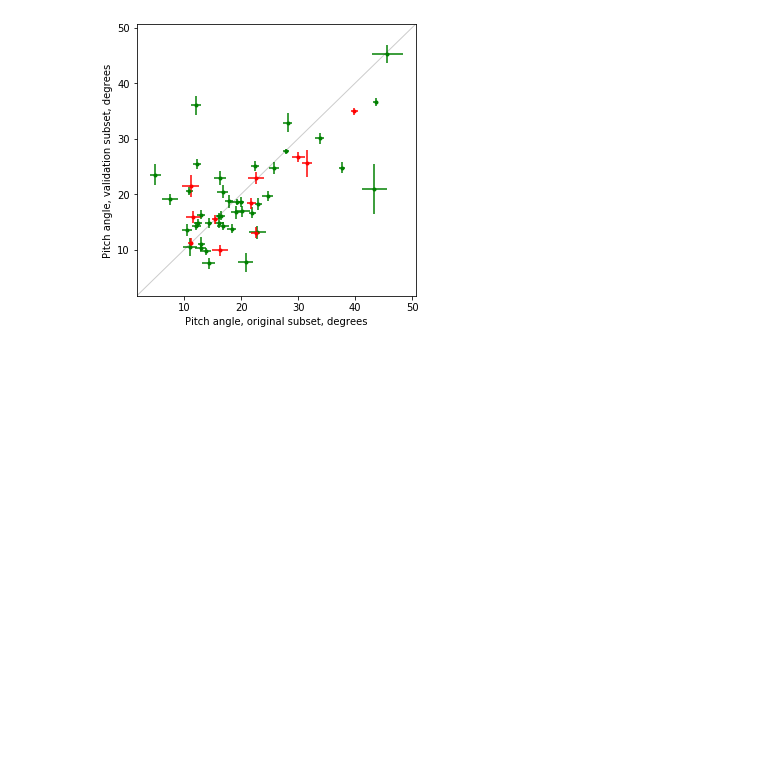
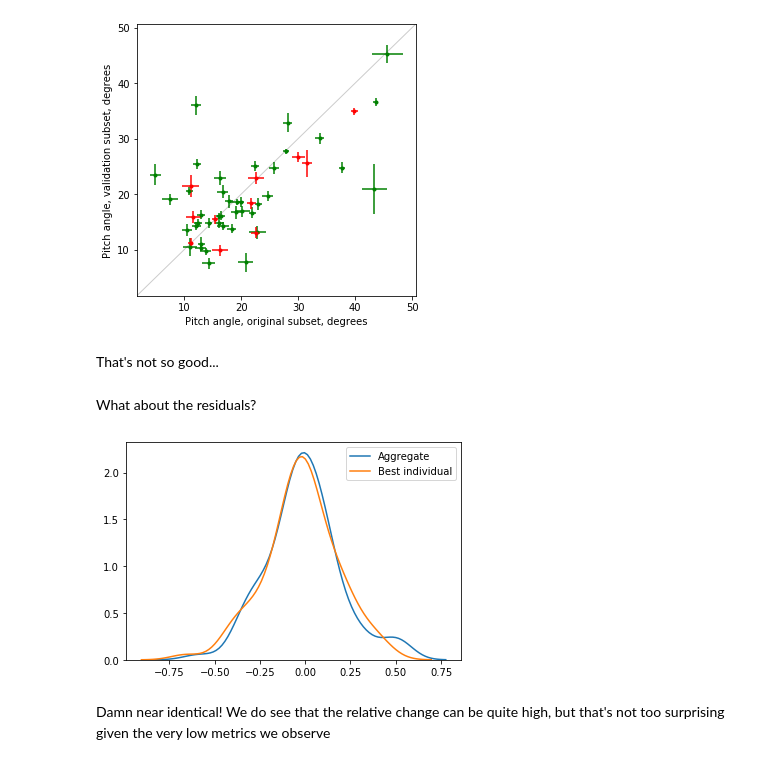
Before and after one commit to tingard/gzbuilder_results, a Jupyter notebook: comparison__validation_subset.ipynb, the cells around one changed output. Cells and saved outputs as stored; diff of their text form; code cells hidden in the pictures; blank space fills up the shorter version.

```diff
--- a/comparison__validation_subset.ipynb
+++ b/comparison__validation_subset.ipynb
@@ -285,3 +308,29 @@ plt.ylabel('Pitch angle, validation subset, degrees')
 plt.savefig('method-paper-plots/pa_comparison.pdf', bbox_inches='tight')
 # %% [output]
 [figure]
+# %% [markdown]
+That's not so good...
+# %% [markdown]
+What about the residuals?
+# %%
+models = pd.read_pickle('lib/fitted_models.pickle')
+diff_data_df = pd.read_pickle('lib/fitting_metadata.pkl')
+# %%
+agg_loss_df = pd.concat((
+  models.agg_loss.reindex(ss_ids).reset_index(drop=True).rename('ss'),
+  models.agg_loss.reindex(validation_ids).reset_index(drop=True).rename('val')
+), axis=1)
+bi_loss_df = pd.concat((
+  models.bi_loss.reindex(ss_ids).reset_index(drop=True).rename('ss'),
+  models.bi_loss.reindex(validation_ids).reset_index(drop=True).rename('val')
+), axis=1)
+
+agg_comp = agg_loss_df.eval('ss - val') / agg_loss_df.max(axis=1)
+bi_comp = bi_loss_df.eval('ss - val') / bi_loss_df.max(axis=1)
+sns.kdeplot(agg_comp.dropna(), label='Aggregate')
+sns.kdeplot(bi_comp.dropna(), label='Best individual')
+plt.legend();
+# %% [output]
+[figure, added]
+# %% [markdown]
+Damn near identical! We do see that the relative change can be quite high, but that's not too surprising given the very low metrics we observe
```
Also changed, not shown: parts of 4 cells of this notebook, 10 other files.
